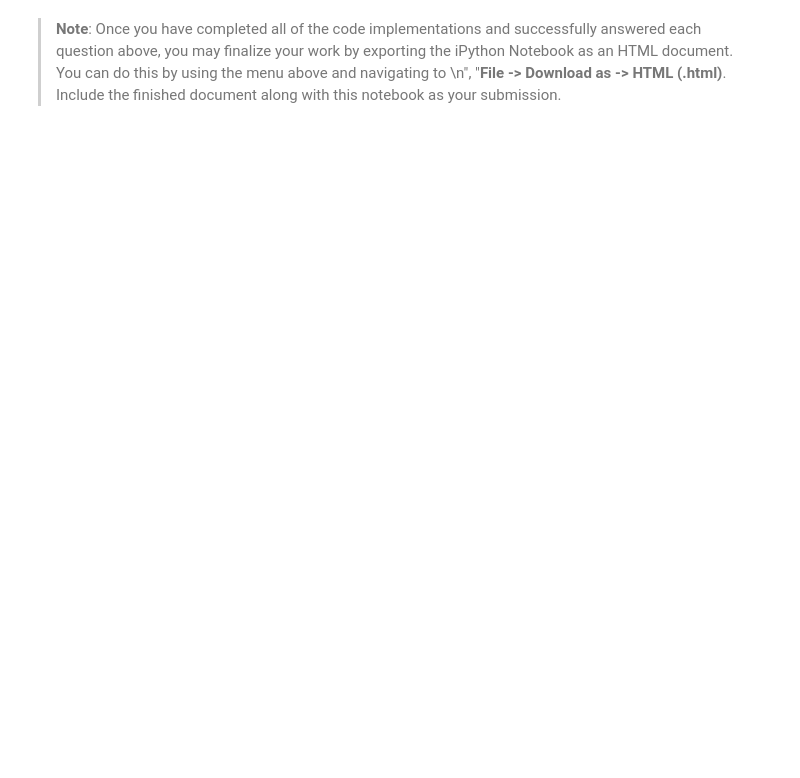
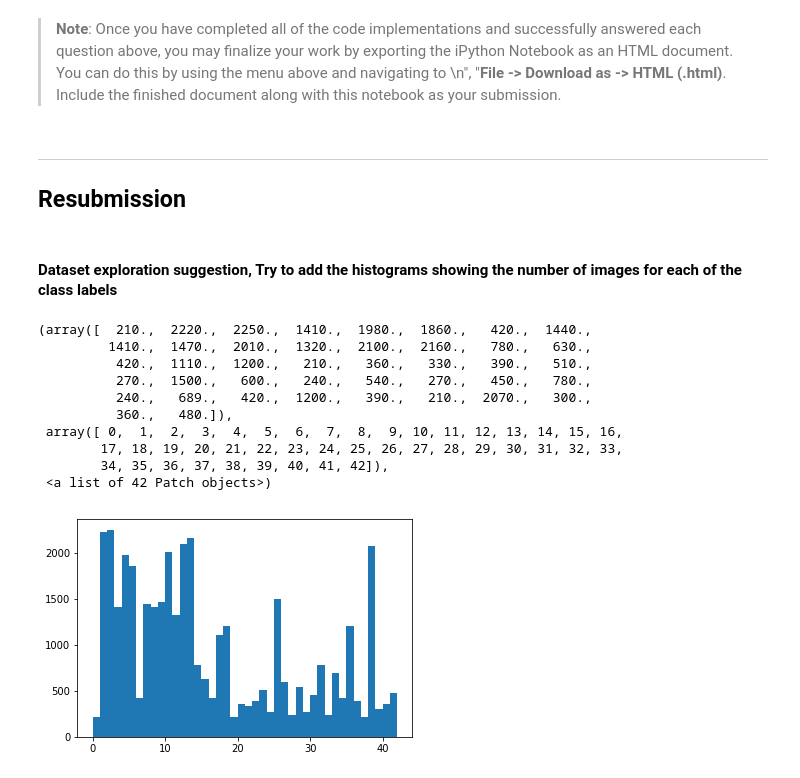
Before and after one commit to fallflame/CarND-Traffic-Sign-Classifier-Project, a Jupyter notebook: Traffic_Sign_Classifier.ipynb, the cells around one changed output. Drawn from its saved outputs; the diff is of its cells as text; code cells hidden in the pictures; blank space fills up the shorter version.

Commit message:
add resubmission

```diff
--- a/Traffic_Sign_Classifier.ipynb
+++ b/Traffic_Sign_Classifier.ipynb
@@ -511,3 +505,22 @@ TopKV2(values=array([[  9.92119908e-01,   7.43092457e-03,   4.36303817e-04],
 # %% [markdown]
 > **Note**: Once you have completed all of the code implementations and successfully answered each question above, you may finalize your work by exporting the iPython Notebook as an HTML document. You can do this by using the menu above and navigating to  \n",
     "**File -> Download as -> HTML (.html)**. Include the finished document along with this notebook as your submission.
+# %% [markdown]
+---
+## Resubmission
+# %% [markdown]
+#### Dataset exploration suggestion, Try to add the histograms showing the number of images for each of the class labels
+# %%
+plt.hist(train["labels"], range(0, 43))
+# %% [output]
+(array([  210.,  2220.,  2250.,  1410.,  1980.,  1860.,   420.,  1440.,
+         1410.,  1470.,  2010.,  1320.,  2100.,  2160.,   780.,   630.,
+          420.,  1110.,  1200.,   210.,   360.,   330.,   390.,   510.,
+          270.,  1500.,   600.,   240.,   540.,   270.,   450.,   780.,
+          240.,   689.,   420.,  1200.,   390.,   210.,  2070.,   300.,
+          360.,   480.]),
+ array([ 0,  1,  2,  3,  4,  5,  6,  7,  8,  9, 10, 11, 12, 13, 14, 15, 16,
+        17, 18, 19, 20, 21, 22, 23, 24, 25, 26, 27, 28, 29, 30, 31, 32, 33,
+        34, 35, 36, 37, 38, 39, 40, 41, 42]),
+ <a list of 42 Patch objects>)
+[figure, added]
```
Also changed, not shown: parts of 20 cells of this notebook, 5 other files.
